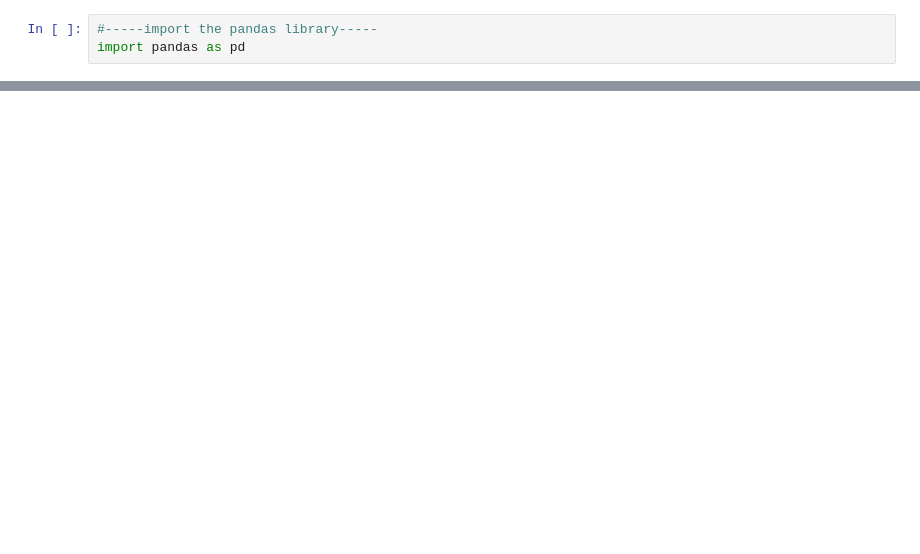
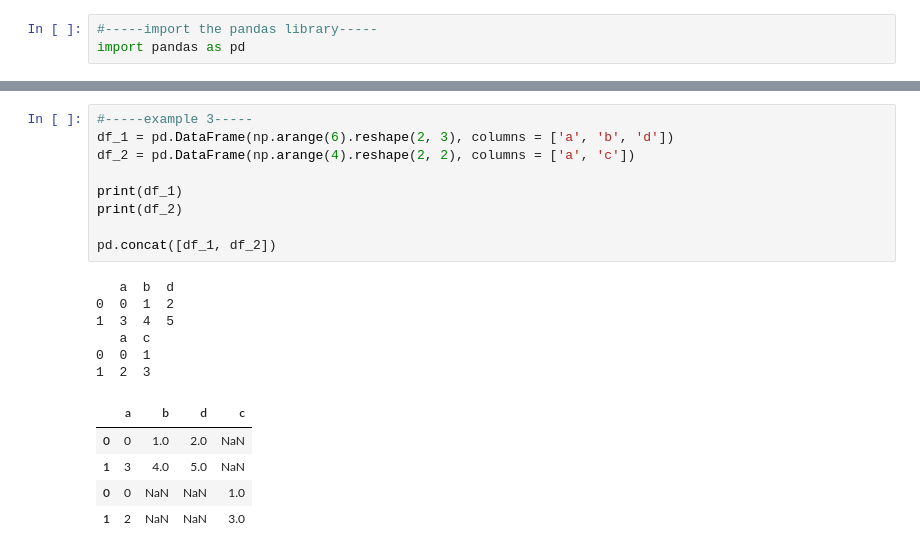
Before and after one commit to erikaduan/python_data_science_tips, a Jupyter notebook: 03_notebooks/01_Python-data-structures.ipynb, the cells around one changed output, grey strips where cells are left out. Saved outputs shown, nothing was run; the diff lists cells and outputs as text; blank space fills up the shorter version.

```diff
--- a/03_notebooks/01_Python-data-structures.ipynb
+++ b/03_notebooks/01_Python-data-structures.ipynb
@@ -644,0 +931,21 @@ import pandas as pd
+# %%
+#-----example 3-----
+df_1 = pd.DataFrame(np.arange(6).reshape(2, 3), columns = ['a', 'b', 'd'])
+df_2 = pd.DataFrame(np.arange(4).reshape(2, 2), columns = ['a', 'c'])
+
+print(df_1)
+print(df_2)
+
+pd.concat([df_1, df_2])
+# %% [output]
+   a  b  d
+0  0  1  2
+1  3  4  5
+   a  c
+0  0  1
+1  2  3
+|  | a | b | d | c |
+| 0 | 0 | 1.0 | 2.0 | NaN |
+| 1 | 3 | 4.0 | 5.0 | NaN |
+| 0 | 0 | NaN | NaN | 1.0 |
+| 1 | 2 | NaN | NaN | 3.0 |
```
Also changed, not shown: parts of 41 cells of this notebook, 1 other file.
